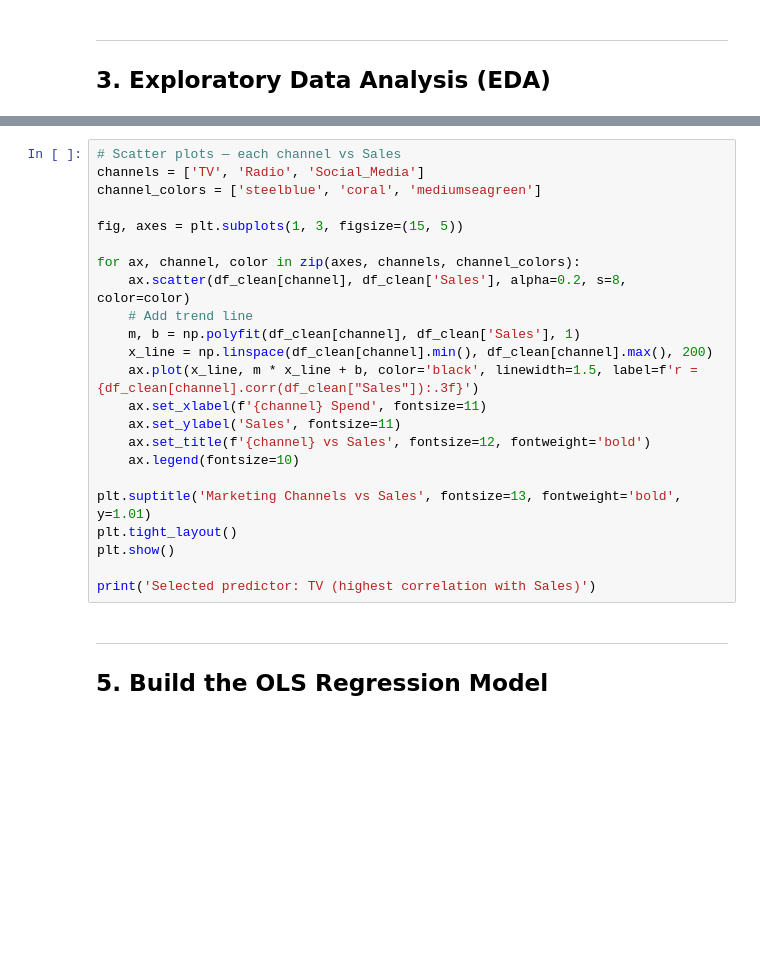
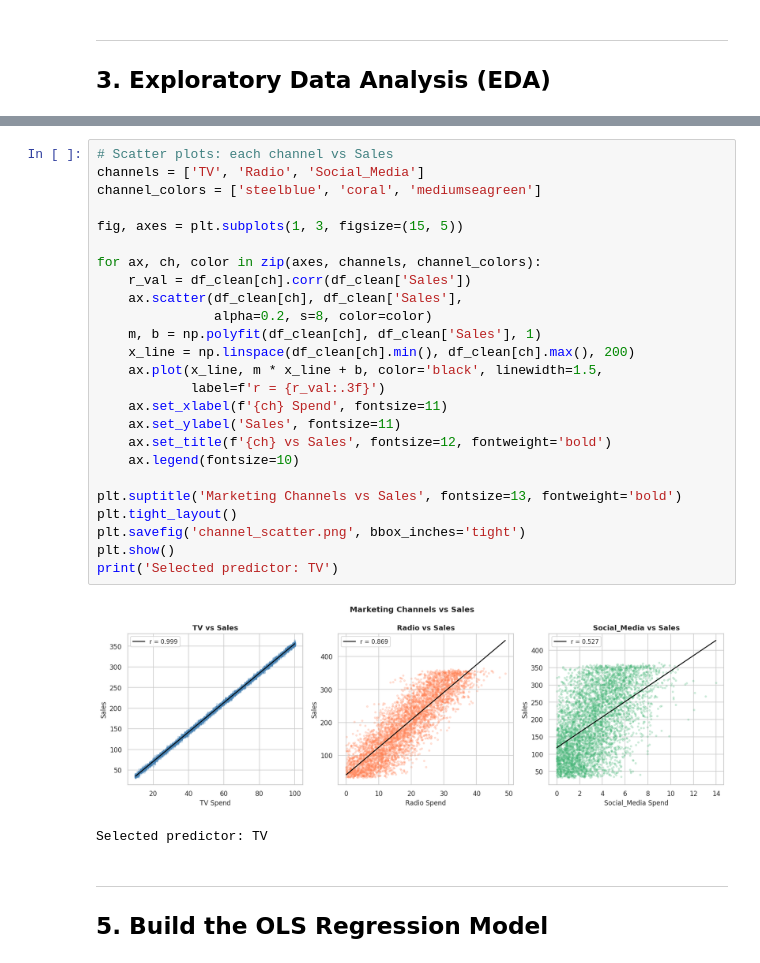
Before and after one commit to joan-18/marketing_ROI_analysis, a Jupyter notebook: regression_analysis.ipynb, the cells around one changed output, grey strips where cells are left out. Saved outputs shown, nothing was run; the diff lists cells and outputs as text; blank space fills up the shorter version.

```diff
--- a/regression_analysis.ipynb
+++ b/regression_analysis.ipynb
@@ -101,26 +159,31 @@ Based on the correlation analysis, we select the independent variable with the *
 # %%
-# Scatter plots — each channel vs Sales
+# Scatter plots: each channel vs Sales
 channels = ['TV', 'Radio', 'Social_Media']
 channel_colors = ['steelblue', 'coral', 'mediumseagreen']
 
 fig, axes = plt.subplots(1, 3, figsize=(15, 5))
 
-for ax, channel, color in zip(axes, channels, channel_colors):
-    ax.scatter(df_clean[channel], df_clean['Sales'], alpha=0.2, s=8, color=color)
-    # Add trend line
-    m, b = np.polyfit(df_clean[channel], df_clean['Sales'], 1)
-    x_line = np.linspace(df_clean[channel].min(), df_clean[channel].max(), 200)
-    ax.plot(x_line, m * x_line + b, color='black', linewidth=1.5, label=f'r = {df_clean[channel].corr(df_clean["Sales"]):.3f}')
-    ax.set_xlabel(f'{channel} Spend', fontsize=11)
+for ax, ch, color in zip(axes, channels, channel_colors):
+    r_val = df_clean[ch].corr(df_clean['Sales'])
+    ax.scatter(df_clean[ch], df_clean['Sales'],
+               alpha=0.2, s=8, color=color)
+    m, b = np.polyfit(df_clean[ch], df_clean['Sales'], 1)
+    x_line = np.linspace(df_clean[ch].min(), df_clean[ch].max(), 200)
+    ax.plot(x_line, m * x_line + b, color='black', linewidth=1.5,
+            label=f'r = {r_val:.3f}')
+    ax.set_xlabel(f'{ch} Spend', fontsize=11)
     ax.set_ylabel('Sales', fontsize=11)
-    ax.set_title(f'{channel} vs Sales', fontsize=12, fontweight='bold')
+    ax.set_title(f'{ch} vs Sales', fontsize=12, fontweight='bold')
     ax.legend(fontsize=10)
 
-plt.suptitle('Marketing Channels vs Sales', fontsize=13, fontweight='bold', y=1.01)
+plt.suptitle('Marketing Channels vs Sales', fontsize=13, fontweight='bold')
 plt.tight_layout()
+plt.savefig('channel_scatter.png', bbox_inches='tight')
 plt.show()
-
-print('Selected predictor: TV (highest correlation with Sales)')
+print('Selected predictor: TV')
+# %% [output]
+[figure, added]
+Selected predictor: TV
 # %% [markdown]
 ---
 ## 5. Build the OLS Regression Model
```
Also changed, not shown: parts of 25 cells of this notebook.
